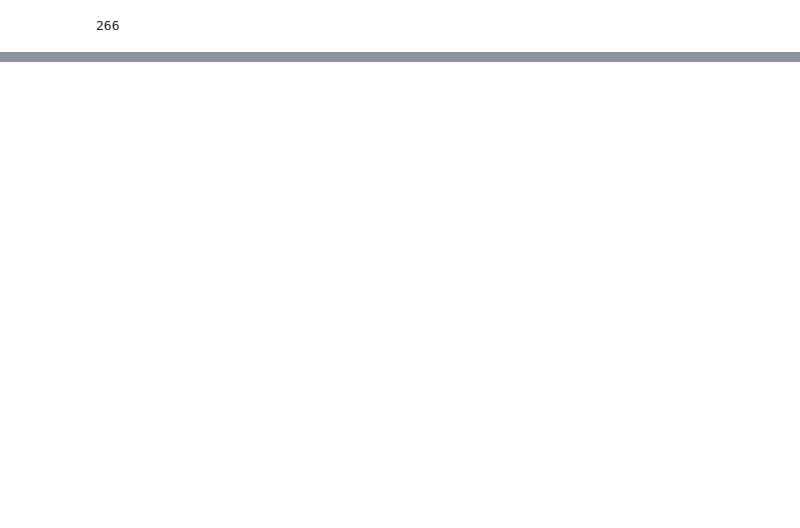
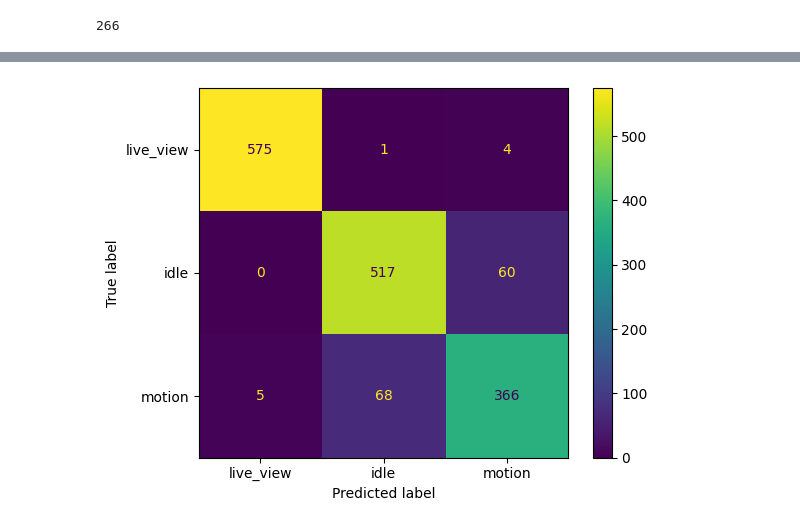
Before and after one commit to Neozeus81/ringCap, a Jupyter notebook: data/Model.ipynb, the cells around one changed output, grey strips where cells are left out. Saved outputs shown, nothing was run; the diff lists cells and outputs as text; code cells hidden in the pictures; blank space fills up the shorter version.

```diff
--- a/data/Model.ipynb
+++ b/data/Model.ipynb
@@ -200 +248,9 @@ print(feature_importance_df)
+# %%
+# confusion matrix for the last run
+confuse = metrics.confusion_matrix(y_test, y_hat)
+cm_display = metrics.ConfusionMatrixDisplay(confusion_matrix = confuse, display_labels = ['live_view', 'idle', 'motion'])
+cm_display.plot()
+plt.show()
+# %% [output]
+[figure, added]
 # %%
```
Also changed, not shown: parts of 9 cells of this notebook.
